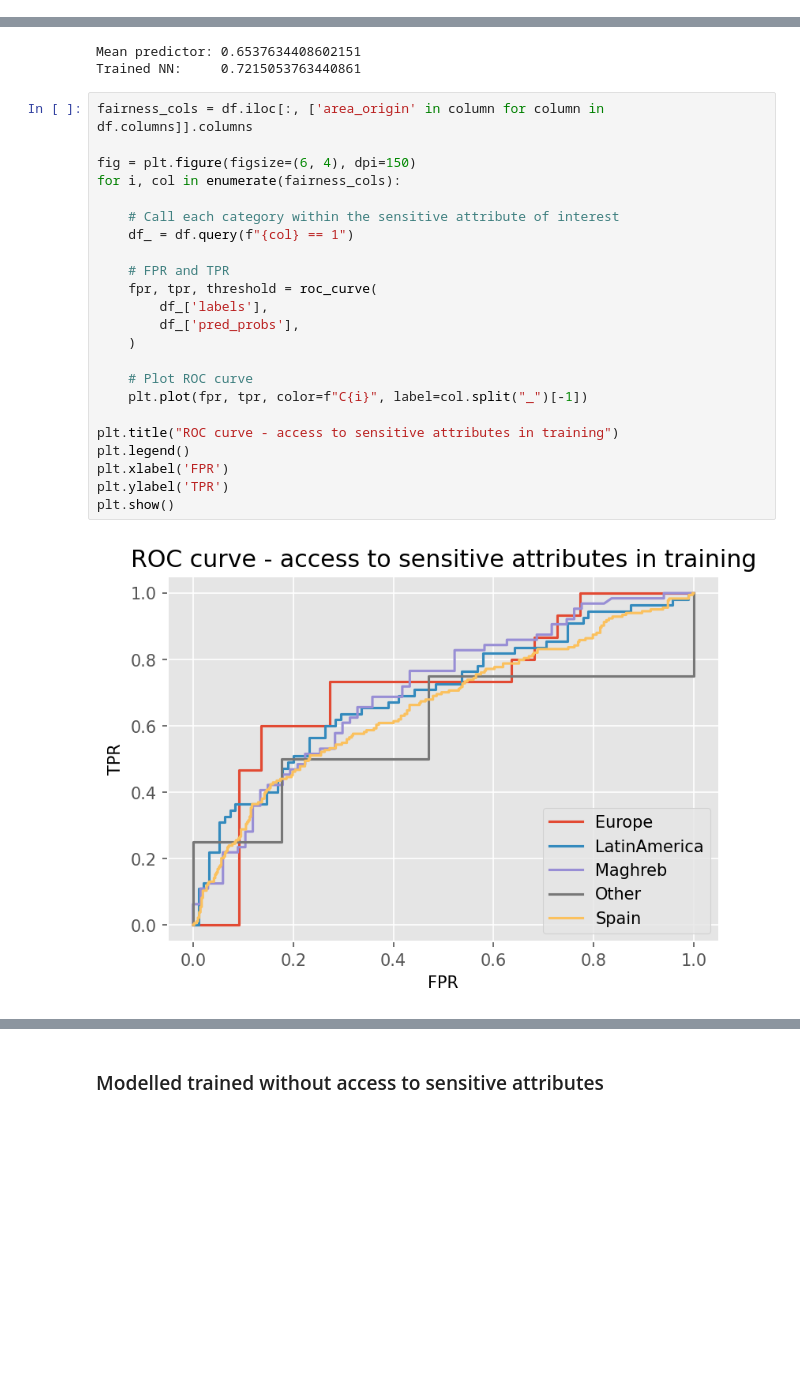
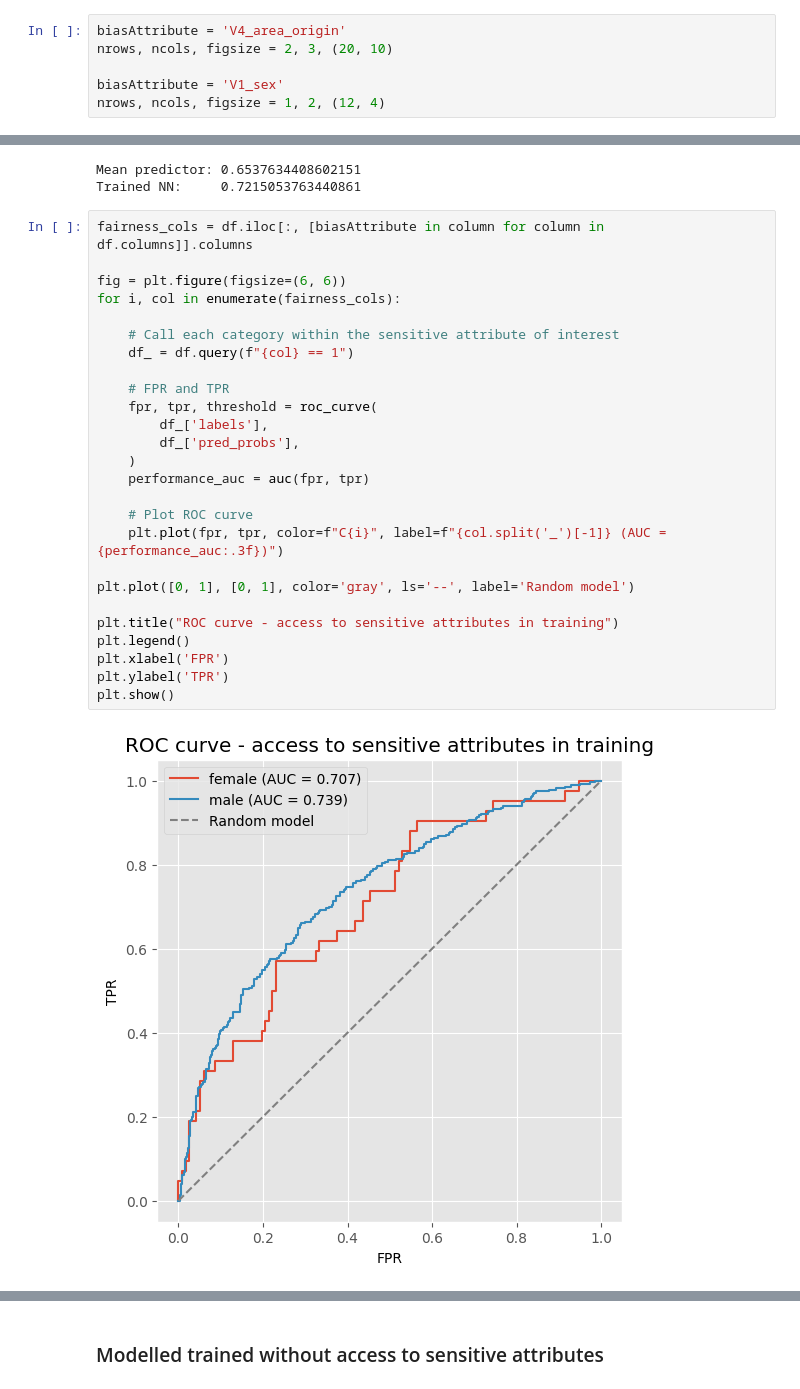
Before and after one commit to blclo/AlgorithmicFairness, a Jupyter notebook: src/evaluation/fairness_analysis.ipynb, the cells around one changed output, grey strips where cells are left out. Saved outputs shown, nothing was run; the diff lists cells and outputs as text; blank space fills up the shorter version.

```diff
--- a/src/evaluation/fairness_analysis.ipynb
+++ b/src/evaluation/fairness_analysis.ipynb
@@ -42,6 +66,12 @@ def load_model(experiment: dict):
 
     else:
         raise NotImplementedError("Yet to be implemented...")
+# %%
+biasAttribute = 'V4_area_origin'
+nrows, ncols, figsize = 2, 3, (20, 10)
+
+biasAttribute = 'V1_sex'
+nrows, ncols, figsize = 1, 2, (12, 4)
 # %% [markdown]
 ### Model trained with access to sensitive attributes
 # %%
@@ -130,27 +160,30 @@ print(f"Trained NN: \t{(df['labels'] == df['preds']).mean()}")
 Mean predictor: 0.6537634408602151
 Trained NN:     0.7215053763440861
 # %%
-fairness_cols = df.iloc[:, ['area_origin' in column for column in df.columns]].columns
+fairness_cols = df.iloc[:, [biasAttribute in column for column in df.columns]].columns
 
-fig = plt.figure(figsize=(6, 4), dpi=150)
+fig = plt.figure(figsize=(6, 6))
 for i, col in enumerate(fairness_cols):
 
     # Call each category within the sensitive attribute of interest
     df_ = df.query(f"{col} == 1")
 
     # FPR and TPR
     fpr, tpr, threshold = roc_curve(
         df_['labels'],
         df_['pred_probs'],
     )
+    performance_auc = auc(fpr, tpr)
 
     # Plot ROC curve
-    plt.plot(fpr, tpr, color=f"C{i}", label=col.split("_")[-1])
+    plt.plot(fpr, tpr, color=f"C{i}", label=f"{col.split('_')[-1]} (AUC = {performance_auc:.3f})")
+
+plt.plot([0, 1], [0, 1], color='gray', ls='--', label='Random model')
 
 plt.title("ROC curve - access to sensitive attributes in training")
 plt.legend()
 plt.xlabel('FPR')
 plt.ylabel('TPR')
 plt.show()
 # %% [output]
-[figure, old version]
+[figure, new version]
```
Also changed, not shown: parts of 13 cells of this notebook.
